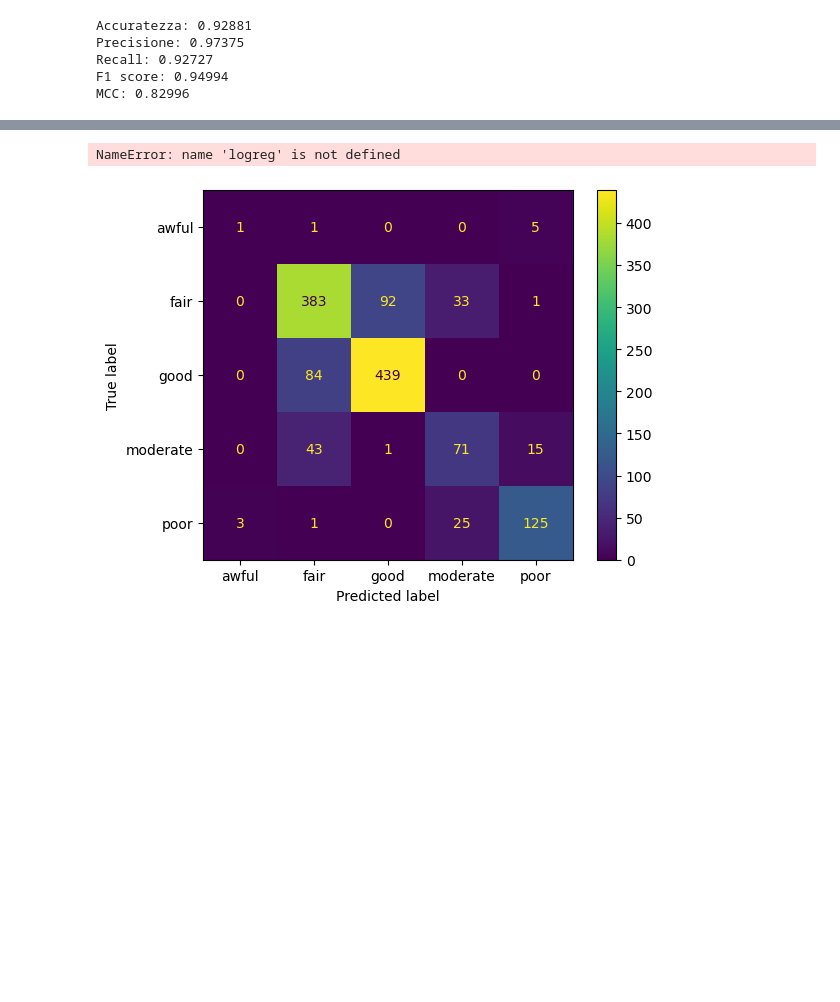
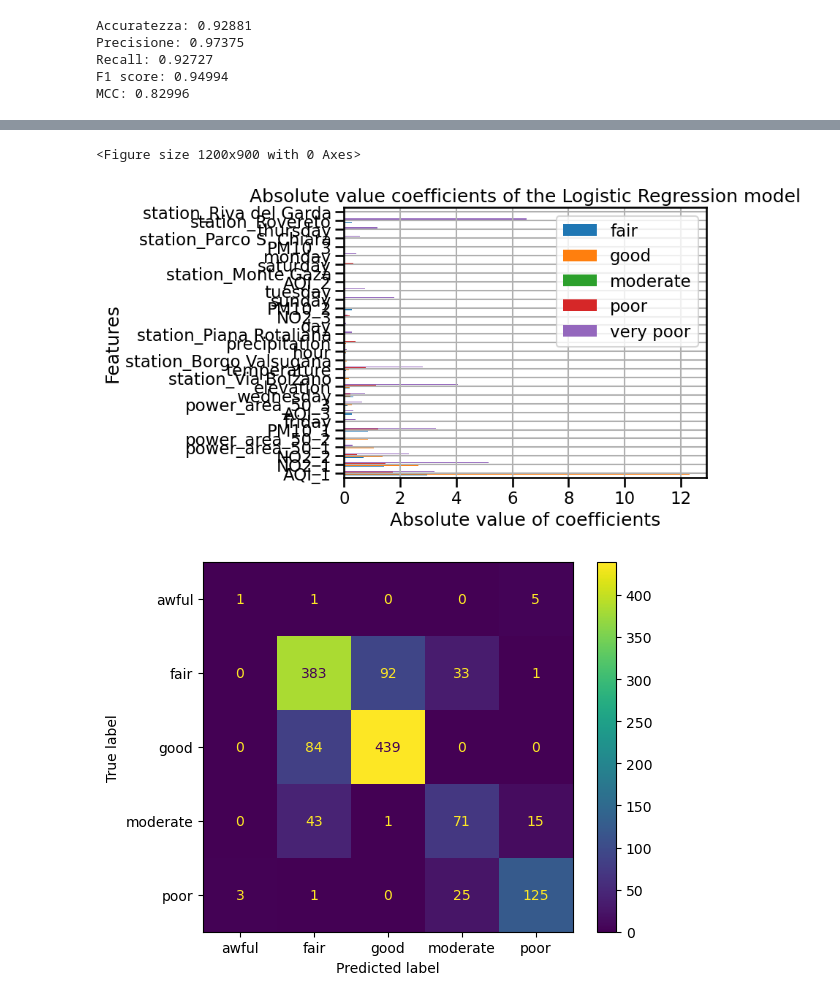
Before and after one commit to CarloDegasperi/DataScience, a Jupyter notebook: notebooks/classification/04_logistic_regression.ipynb, the cells around one changed output, grey strips where cells are left out. Cells and saved outputs as stored; diff of their text form; code cells hidden in the pictures; blank space fills up the shorter version.

Commit message:
aggiunta di un paio di funzioni + classificazione a 5 classi (ci mette troppo tempo)

```diff
--- a/notebooks/classification/04_logistic_regression.ipynb
+++ b/notebooks/classification/04_logistic_regression.ipynb
@@ -340,0 +374,23 @@ MCC: 0.82996
+# %%
+feature_cols = five_class_df.columns.difference(['target'])
+
+# creo train, valid e test
+X_train_5, X_temp, y_train_5, y_temp = train_test_split(five_class_df[feature_cols], five_class_df['target'], test_size=0.3, random_state=seed)
+X_valid_5, X_test_5, y_valid_5, y_test_5 = train_test_split(X_temp, y_temp, test_size=0.5, random_state=seed)
+
+# riscaliamo le feature numeriche, mettendo la media a 0 e la deviazione std a 1
+station_cols = [col for col in X_train_5.columns if col.startswith('station_')]
+non_num_features = ['day', 'hour', 'monday', 'tuesday', 'wednesday', 'thursday', 'friday', 'saturday', 'sunday'] + station_cols
+num_features = X_train_5.columns.difference(non_num_features)
+
+scaler = StandardScaler()
+scaled_num_X_train_5 = scaler.fit_transform(X_train_5[num_features])
+scaled_num_X_valid_5 = scaler.transform(X_valid_5[num_features])
+
+scaled_X_train_5 = X_train_5.copy()
+scaled_X_valid_5 = X_valid_5.copy()
+
+scaled_X_train_5[num_features] = scaled_num_X_train_5
+scaled_X_valid_5[num_features] = scaled_num_X_valid_5
+
+scaled_X_train_5.head()
@@ -340,0 +416,16 @@ MCC: 0.82996
+# %%
+# inizializziamo il classificatore a 5 classi
+LR_cv_5 = LogisticRegressionCV(
+    Cs=10,                              # numero di C = 1/lambda testati
+    cv=5,                               # cv = n => n-fold cross validation
+    solver='saga',                      # scegliamo saga, che è l'unico che supporta elasticnet
+    l1_ratios=[0,0.25,0.5,0.75,1.0],    # ratei tra l1 e l2 da testare
+    scoring="accuracy",                 # scegliamo di basare la nostra ottimizzazione sull'accuratezza del modello
+    max_iter=5000,                      # numero massimo di iterazioni per l'ottimizzazione
+    n_jobs = -1,                        # usiamo la massima potenza disponibile nella CPU
+    class_weight='balanced',            # bilancia in automatico le classi in base alla frequenza di input
+    random_state=seed                   # per la riproducibilità dei risultati
+)
+# %%
+# alleniamo il modello
+LR_cv_5.fit(scaled_X_train_5,y_train_5)
@@ -341,8 +460,9 @@ MCC: 0.82996
 # %%
-df_coef = pd.DataFrame(logreg.coef_.T,columns=['coefficients_1', 'coefficients_2', 'coefficients_3', 'coefficients_4', 'coefficients_5'],index=classification_features)
-df_coef.plot.barh(figsize=(9,7))
+feature_cols = scaled_X_train_5.columns
+fs.display_abs_coefs(LR_cv_5, feature_cols, num_class=5)
 # %% [output]
-NameError: name 'logreg' is not defined
+<Figure size 1200x900 with 0 Axes>
+[figure, added]
 # %%
 y_pred = logreg.predict(scaled_test)
 conf_mat  = confusion_matrix(test['target'], y_pred)
```
Also changed, not shown: parts of 12 cells of this notebook, 2 other files.
